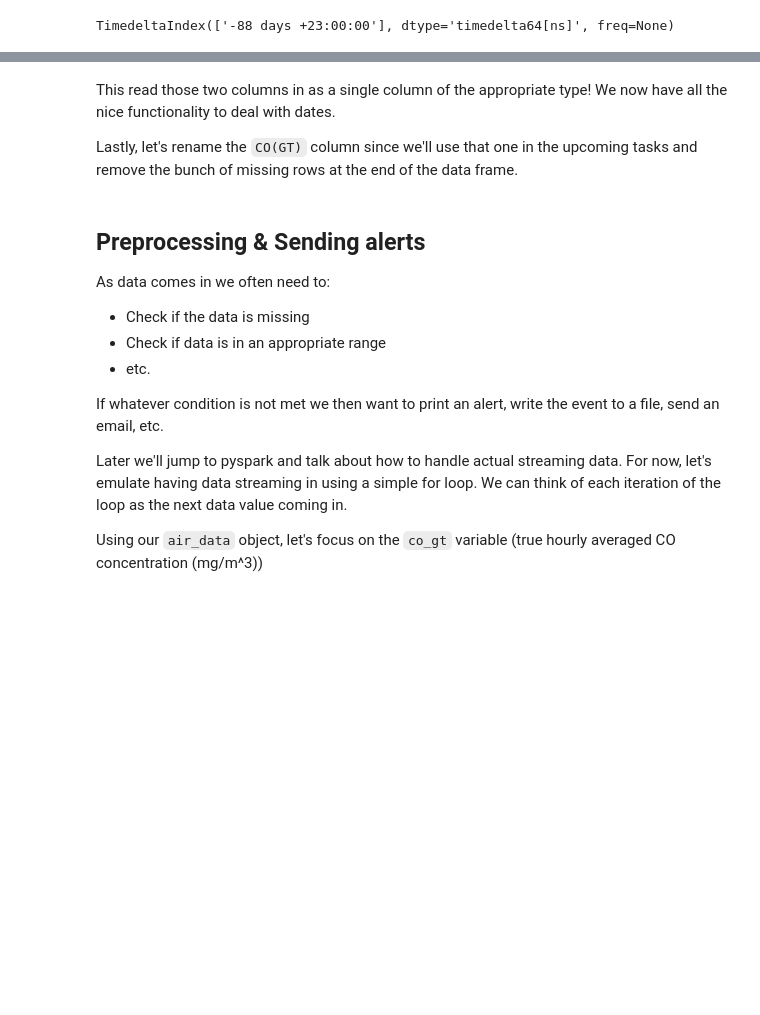
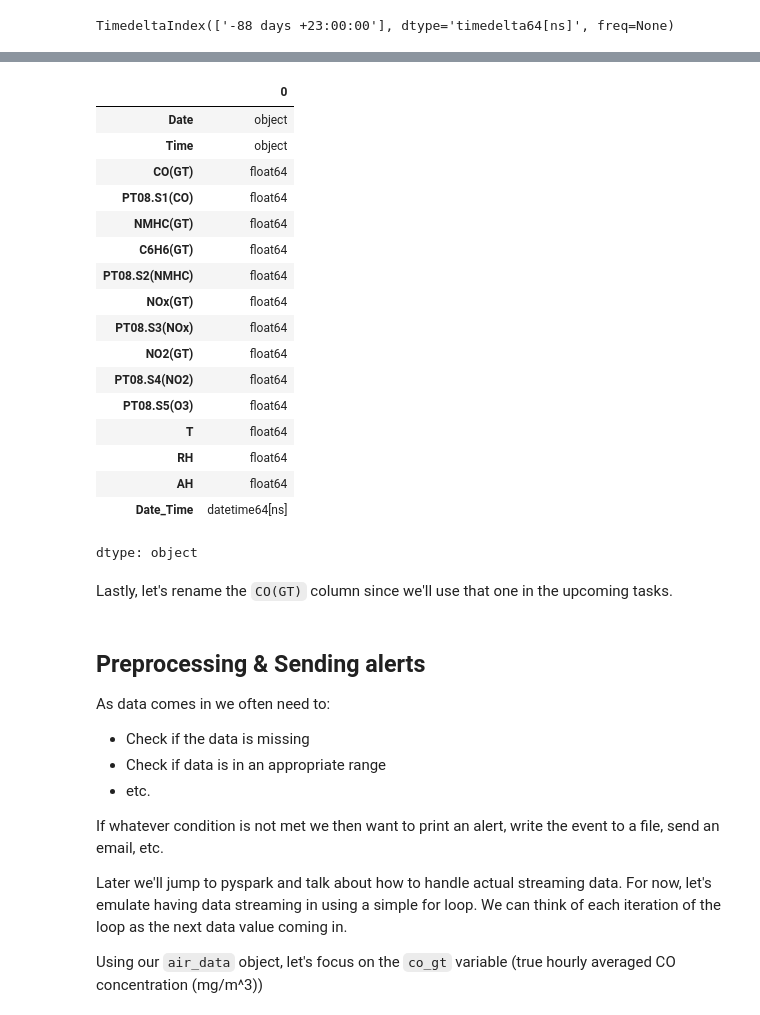
Before and after one commit to jbpost2/ST-554-Big-Data-with-Python, a Jupyter notebook: 04_Streaming_Data/02-Common_Streaming_Tasks.ipynb, the cells around one changed output, grey strips where cells are left out. Saved outputs shown, nothing was run; the diff lists cells and outputs as text; code cells hidden in the pictures; blank space fills up the shorter version.

```diff
--- a/04_Streaming_Data/02-Common_Streaming_Tasks.ipynb
+++ b/04_Streaming_Data/02-Common_Streaming_Tasks.ipynb
@@ -140,6 +136,25 @@ memory usage: 1.2+ MB
+# %%
+air_data.dtypes
+# %% [output]
+|  | 0 |
+| Date | object |
+| Time | object |
+| CO(GT) | float64 |
+| PT08.S1(CO) | float64 |
+| NMHC(GT) | float64 |
+| C6H6(GT) | float64 |
+| PT08.S2(NMHC) | float64 |
+| NOx(GT) | float64 |
+| PT08.S3(NOx) | float64 |
+| NO2(GT) | float64 |
+| PT08.S4(NO2) | float64 |
+| PT08.S5(O3) | float64 |
+| T | float64 |
+| RH | float64 |
+| AH | float64 |
+| Date_Time | datetime64[ns] |
+dtype: object
 # %% [markdown]
-This read those two columns in as a single column of the appropriate type! We now have all the nice functionality to deal with dates.
-
-Lastly, let's rename the `CO(GT)` column since we'll use that one in the upcoming tasks and remove the bunch of missing rows at the end of the data frame.
+Lastly, let's rename the `CO(GT)` column since we'll use that one in the upcoming tasks.
 # %%
 air_data = air_data.rename(columns = {'CO(GT)': 'co_gt'})
```
Also changed, not shown: parts of 11 cells of this notebook.
